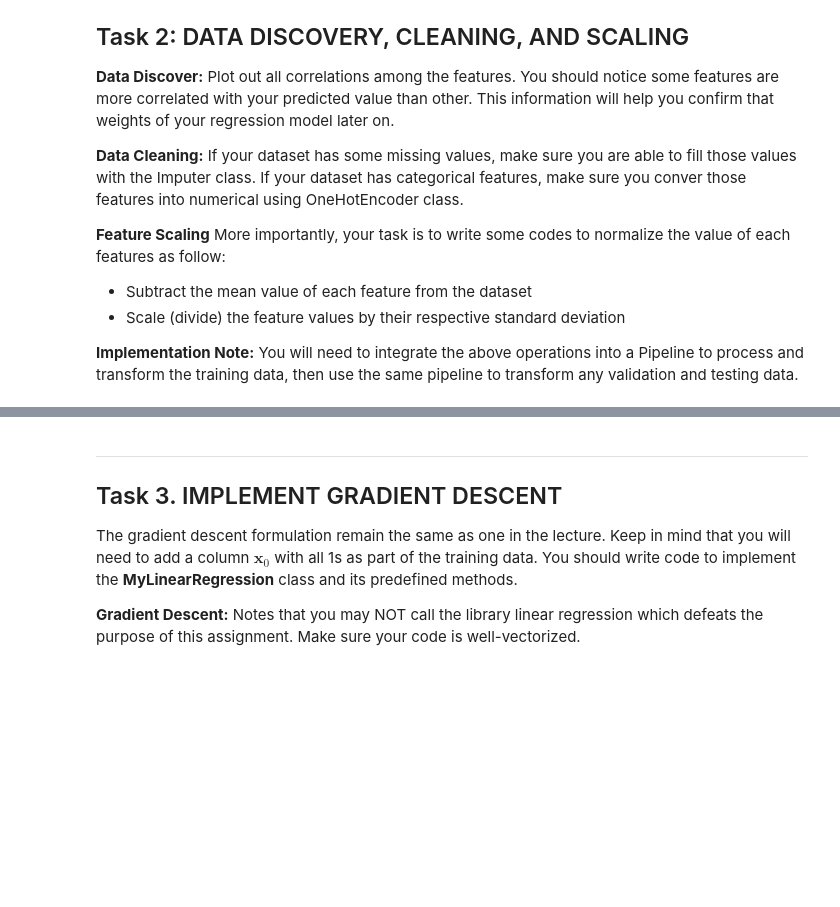
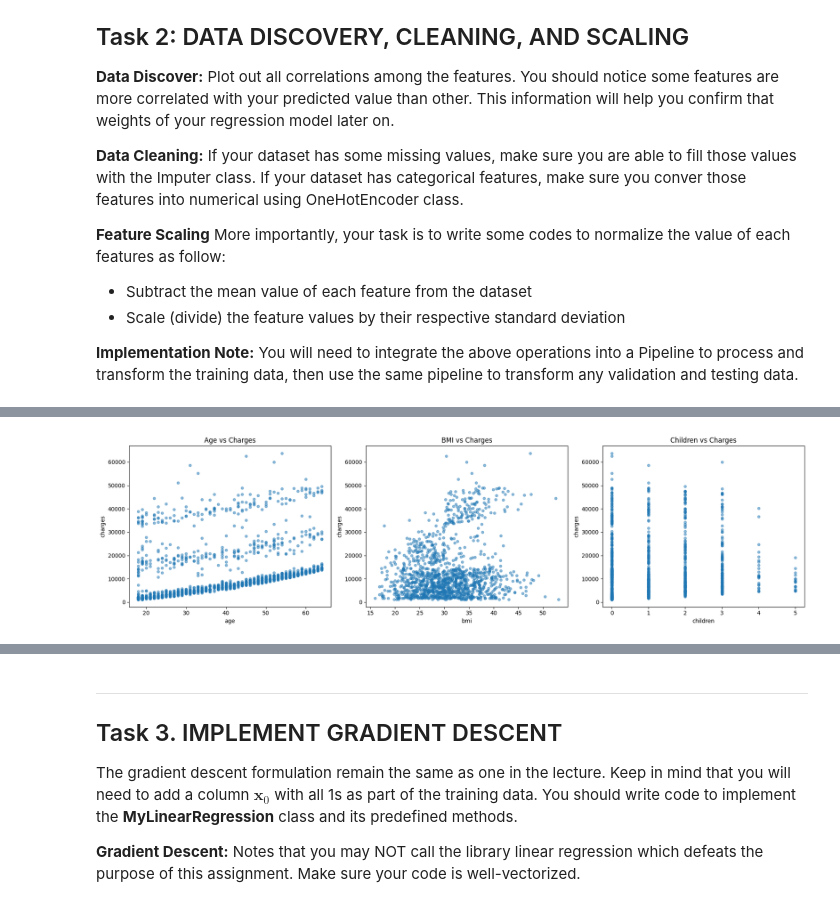
Before and after one commit to Ryguy-1/cs4774-codeathons, a Jupyter notebook: assignment-1/zbp6dw_assignment_1.ipynb, the cells around one changed output, grey strips where cells are left out. Saved outputs shown, nothing was run; the diff lists cells and outputs as text; code cells hidden in the pictures; blank space fills up the shorter version.

```diff
--- a/assignment-1/zbp6dw_assignment_1.ipynb
+++ b/assignment-1/zbp6dw_assignment_1.ipynb
@@ -176,0 +179,11 @@ y_test = []
+# %%
+fig, axes = plt.subplots(1, 3, figsize=(18, 5))
+
+insurance_df.plot(kind="scatter", x="age", y="charges", alpha=0.5, ax=axes[0], title="Age vs Charges")
+insurance_df.plot(kind="scatter", x="bmi", y="charges", alpha=0.5, ax=axes[1], title="BMI vs Charges")
+insurance_df.plot(kind="scatter", x="children", y="charges", alpha=0.5, ax=axes[2], title="Children vs Charges")
+
+plt.tight_layout()
+plt.show()
+# %% [output]
+[figure, added]
```
Also changed, not shown: parts of 11 cells of this notebook.
